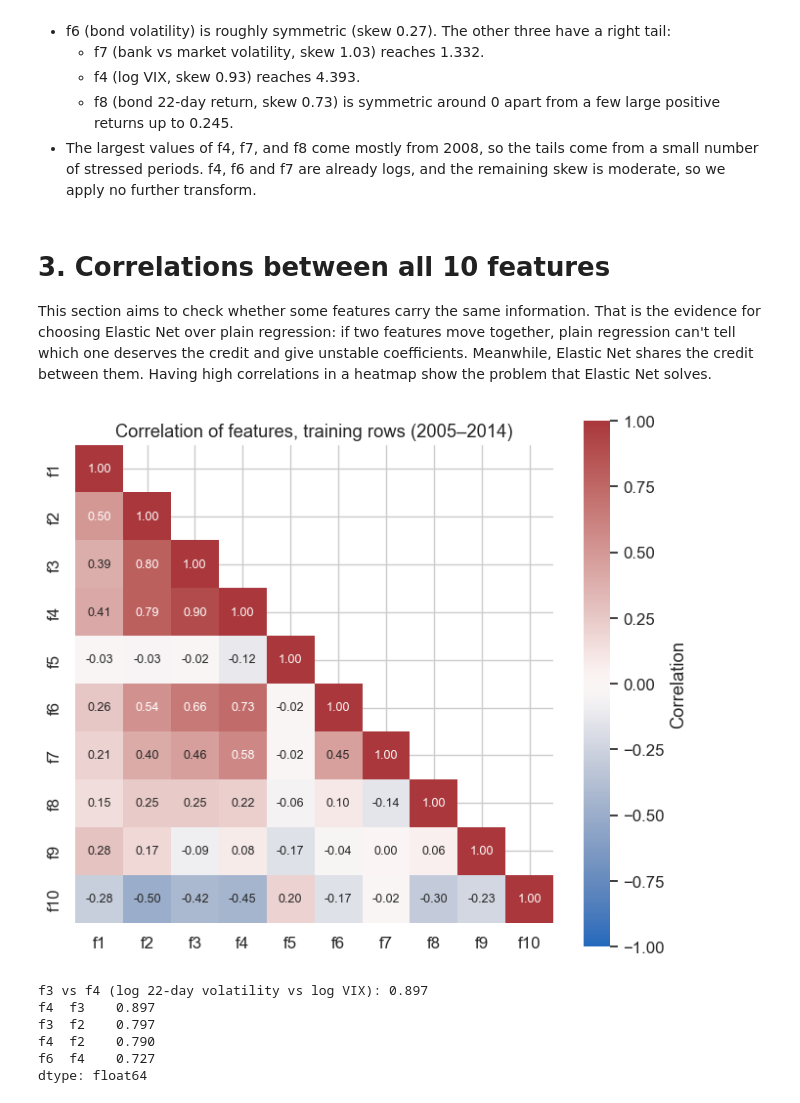
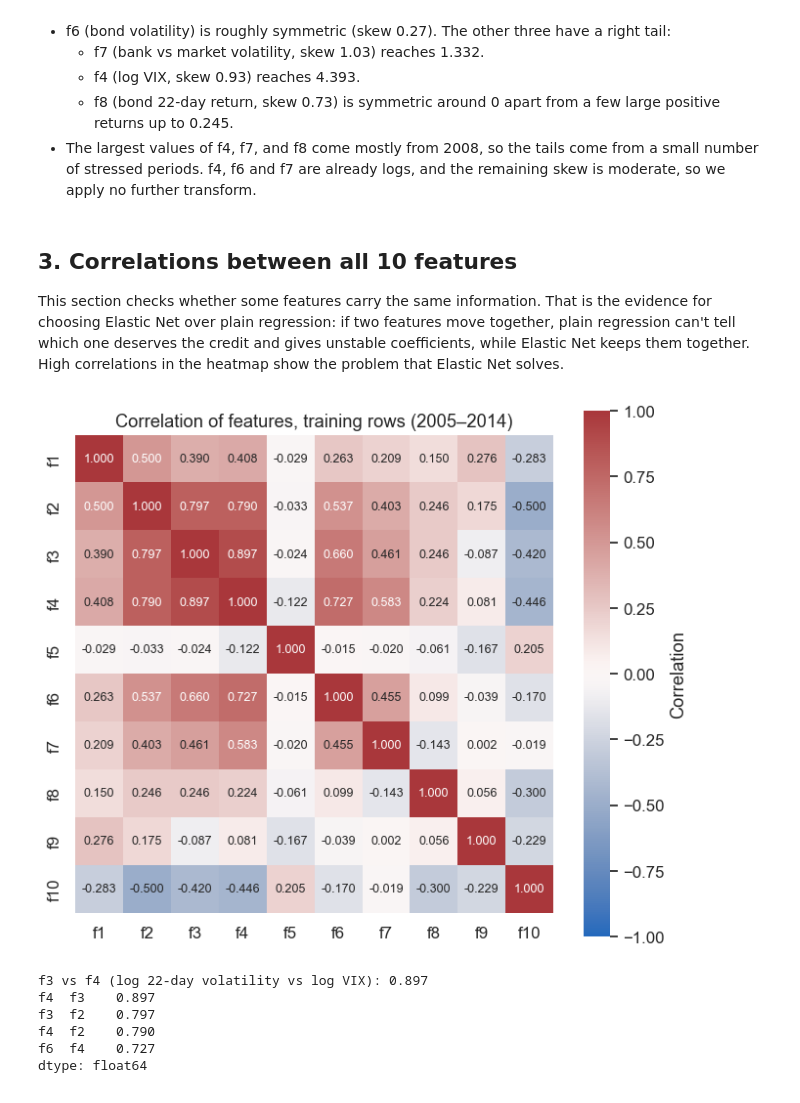
Before and after one commit to sadmanaraf/forecasting-spy-5-day-realised-volatility, a Jupyter notebook: slices/linear_ml/elastic_net_model.ipynb, the cells around one changed output. Drawn from its saved outputs; the diff is of its cells as text; code cells hidden in the pictures.

Commit message:
Structure improvements of ElasticNet notebook

```diff
--- a/slices/linear_ml/elastic_net_model.ipynb
+++ b/slices/linear_ml/elastic_net_model.ipynb
@@ -121,33 +121,30 @@ Our conclusions so far are below:
     - f8 (bond 22-day return, skew 0.73) is symmetric around 0 apart from a few large positive returns up to 0.245.
 - The largest values of f4, f7, and f8 come mostly from 2008, so the tails come from a small number of stressed periods. f4, f6 and f7 are already logs, and the remaining skew is moderate, so we apply no further transform.
 # %% [markdown]
-# 3. Correlations between all 10 features
+## 3. Correlations between all 10 features
 
-This section aims to check whether some features carry the same information. That is the evidence for choosing Elastic Net over plain regression: if two features move together, plain regression can't tell which one deserves the credit and give unstable coefficients. Meanwhile, Elastic Net shares the credit between them. Having high correlations in a heatmap show the problem that Elastic Net solves.
+This section checks whether some features carry the same information. That is the evidence for choosing Elastic Net over plain regression: if two features move together, plain regression can't tell which one deserves the credit and gives unstable coefficients, while Elastic Net keeps them together. High correlations in the heatmap show the problem that Elastic Net solves.
 # %%
 # Correlation of every pair of features of the training rows only.
 corr = train[FEATURES].corr()
 
-# Hide the upper half of the correlation matrix, since it is symmetric and the diagonal is always 1.0.
-mask = np.triu(np.ones_like(corr, dtype=bool), k=1)
-
 fig, ax = plt.subplots(figsize=(7, 6))
-sns.heatmap(corr, mask=mask, annot=True, fmt=".2f", cmap="vlag",
+sns.heatmap(corr, annot=True, fmt=".3f", cmap="vlag",
             vmin=-1, vmax=1, center=0, square=True,
             annot_kws={"size": 9}, cbar_kws={"label": "Correlation"}, ax=ax)
 ax.set_title("Correlation of features, training rows (2005–2014)")
 plt.tight_layout()
 plt.savefig("results/figures/eda_corr_heatmap.png", dpi=200)
 plt.show()
 
-# f3 and f4 both describe SPY's volatility, so it is expected for them to move together.
+# f3 is past volatility and the VIX is expected volatility, so we expect them to be correlated.
 print(f"f3 vs f4 (log 22-day volatility vs log VIX): {corr.loc['f3', 'f4']:.3f}")
 
 # Every other strongly correlated pair (|r| >= 0.7), strongest first
 pairs = corr.where(np.tril(np.ones_like(corr, dtype=bool), k=-1)).stack()
 print(pairs[pairs.abs() >= 0.7].sort_values(key=abs, ascending=False).round(3))
 # %% [output]
-[figure, old version]
+[figure, new version]
 f3 vs f4 (log 22-day volatility vs log VIX): 0.897
 f4  f3    0.897
 f3  f2    0.797
```
Also changed, not shown: parts of 2 cells of this notebook, 1 other file.
